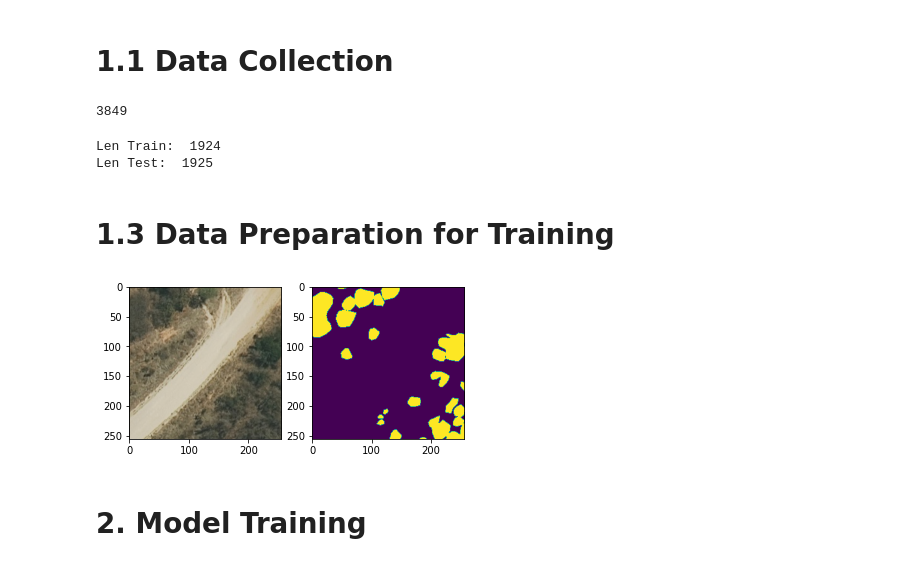
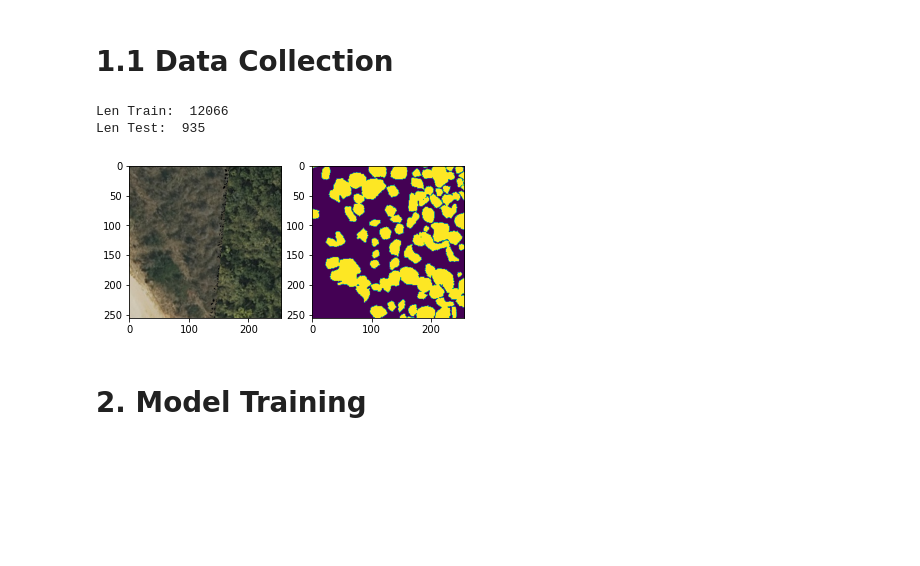
Before and after one commit to cluel01/SA_semantic_segmentation, a Jupyter notebook: 1_Model_Training_Rwanda_2.ipynb, the cells around one changed output. Drawn from its saved outputs; the diff is of its cells as text; code cells hidden in the pictures; blank space fills up the shorter version.

```diff
--- a/1_Model_Training_Rwanda_2.ipynb
+++ b/1_Model_Training_Rwanda_2.ipynb
@@ -45,21 +37,23 @@ np.random.seed(seed)
 
 data_path = "/home/jovyan/work/satellite_data/tmp/2018.vrt"
 #label_path = "data/label_masks/train"
-label_path = "data/label_masks/v2"
+label_path_sa_train = "data/label_masks/v2/train"
+label_path_sa_test = "data/label_masks/v2/test"
 #test_label_path = "data/label_masks/test"
-tensorboard_path = "/home/jovyan/work/runs"
+tensorboard_path = "/home/jovyan/work/notebooks/runs"
 
 patch_size = [321,321,3]# [x,y,bands]
+overlap = 250
+
 test_patch_size = [256,256,3]
-overlap = 192
-overlap_sa = 128
+overlap_test = 128
 padding = False#True
 
 val_ratio = 0.5
 
-epochs = 300#25
+epochs = 500#25
 
-early_stopping = 100
+early_stopping = None
 
 scheduler_warmup=0
 sched_step = 30
@@ -67,7 +61,7 @@ sched_gamma = 0.3
 
 #batch_size = 200
 #batch_size = 50
-batch_size = 50 #75
+batch_size = 145 #150 #75
 
 lr = 1e-4
 weight_decay = 1e-3
@@ -77,7 +71,7 @@ metric = "iou"
 nworkers = 4
 pin_memory = True
 # %%
-device = torch.device('cuda:2' if torch.cuda.is_available() else 'cpu')
+device = torch.device('cuda' if torch.cuda.is_available() else 'cpu')
 
 save_dir = "saved_models"
 
@@ -88,7 +82,7 @@ transform = seg_transforms.Compose([
     seg_transforms.CenterCrop(256),
     #seg_transforms.Normalize(mean=[0.5492, 0.5190, 0.4393],
 #                                          std=[0.1381, 0.1320, 0.1349]) #for padded
-    seg_transforms.ColorJitter(brightness=0.3,contrast=0.3,saturation=0.1)
+    #seg_transforms.ColorJitter(brightness=0.2,contrast=0.2,saturation=0.1)
 ])
 
 test_transform = None
@@ -97,33 +91,21 @@ test_transform = None
 # %% [markdown]
 # 1.1 Data Collection
 # %%
-dataset_sa = InMemorySatDataset(data_file_path=data_path,mask_path=label_path,
-                             overlap=overlap_sa,patch_size=test_patch_size,padding=padding,transform=None)
-print(len(dataset_sa))
+train_dataset_sa = InMemorySatDataset(data_file_path=data_path,mask_path=label_path_sa_train,
+                             overlap=overlap,patch_size=patch_size,padding=padding,transform=transform)
+
+test_dataset_sa = InMemorySatDataset(data_file_path=data_path,mask_path=label_path_sa_test,
+                             overlap=overlap_test,patch_size=test_patch_size,padding=padding,transform=None)
+
+print("Len Train: ",len(train_dataset_sa))
+print("Len Test: ",len(test_dataset_sa))
 # %% [output]
-3849
+Len Train:  12066
+Len Test:  935
-# %%
-transform_sa = seg_transforms.Compose([
-    seg_transforms.RandomHorizontalFlip(0.5),
-    seg_transforms.RandomVerticalFlip(0.5),
-    #seg_transforms.Normalize(mean=[0.5492, 0.5190, 0.4393],
-#                                          std=[0.1381, 0.1320, 0.1349]) #for padded
-    seg_transforms.ColorJitter(brightness=0.3,contrast=0.3,saturation=0.1)
-])
-
-train_sa, test_sa = dataset_sa.get_train_test_set(val_ratio,train_transform=transform_sa,
-                                                       test_transform=test_transform)
-print("Len Train: ",len(train_sa))
-print("Len Test: ",len(test_sa))
-# %% [output]
-Len Train:  1924
-Len Test:  1925
-# %% [markdown]
-# 1.3 Data Preparation for Training
-# %%
-dataset_sa.show_tuple(0)
-# %% [output]
-[figure, removed]
+# %%
+train_dataset_sa.show_tuple(2)
+# %% [output]
+[figure, added]
 # %% [markdown]
 # 2. Model Training
 # %% [markdown]
```
Also changed, not shown: parts of 14 cells of this notebook, 8 other files.
